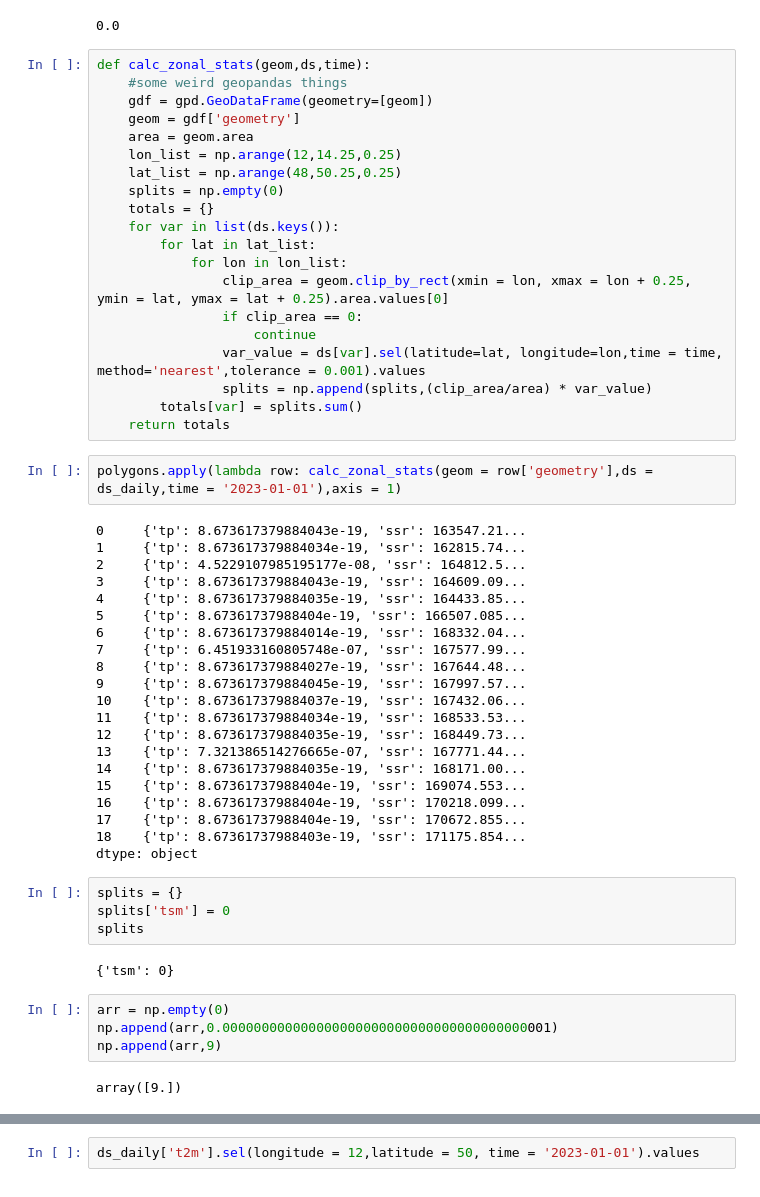
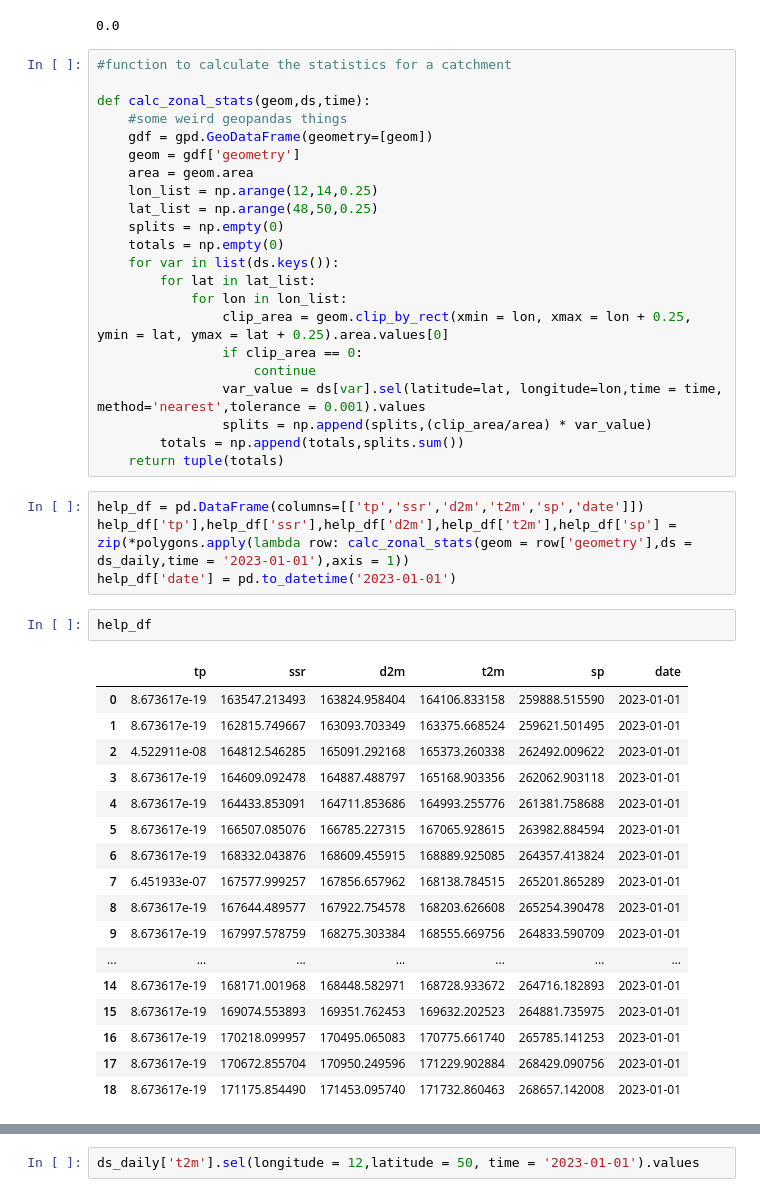
Before and after one commit to henrifnk/Seminar_ClimateNStatistics, a Jupyter notebook: work/07-hydroLSTM/notebooks/ERA5_testing.ipynb, the cells around one changed output, grey strips where cells are left out. Saved outputs shown, nothing was run; the diff lists cells and outputs as text.

Commit message:
first version of time axis handling for the prep of meteo data and handling of missing data for streamflows

```diff
--- a/work/07-hydroLSTM/notebooks/ERA5_testing.ipynb
+++ b/work/07-hydroLSTM/notebooks/ERA5_testing.ipynb
@@ -77,15 +77,17 @@ test['geometry'].clip_by_rect(xmin = 12.0,xmax = 12.25,ymin =49,ymax = 49.25).ar
   test['geometry'].clip_by_rect(xmin = 12.0,xmax = 12.25,ymin =49,ymax = 49.25).area.values[0]/(0.25*0.25)
 0.0
 # %%
+#function to calculate the statistics for a catchment
+
 def calc_zonal_stats(geom,ds,time):
     #some weird geopandas things
     gdf = gpd.GeoDataFrame(geometry=[geom])
     geom = gdf['geometry']
     area = geom.area
-    lon_list = np.arange(12,14.25,0.25)
-    lat_list = np.arange(48,50.25,0.25)
+    lon_list = np.arange(12,14,0.25)
+    lat_list = np.arange(48,50,0.25)
     splits = np.empty(0)
-    totals = {}
+    totals = np.empty(0)
     for var in list(ds.keys()):
         for lat in lat_list:
             for lon in lon_list:
@@ -94,40 +96,29 @@ def calc_zonal_stats(geom,ds,time):
                     continue
                 var_value = ds[var].sel(latitude=lat, longitude=lon,time = time, method='nearest',tolerance = 0.001).values
                 splits = np.append(splits,(clip_area/area) * var_value)
-        totals[var] = splits.sum()
-    return totals
+        totals = np.append(totals,splits.sum())
+    return tuple(totals)
 # %%
-polygons.apply(lambda row: calc_zonal_stats(geom = row['geometry'],ds = ds_daily,time = '2023-01-01'),axis = 1)
+help_df = pd.DataFrame(columns=[['tp','ssr','d2m','t2m','sp','date']])
+help_df['tp'],help_df['ssr'],help_df['d2m'],help_df['t2m'],help_df['sp'] = zip(*polygons.apply(lambda row: calc_zonal_stats(geom = row['geometry'],ds = ds_daily,time = '2023-01-01'),axis = 1))
+help_df['date'] = pd.to_datetime('2023-01-01')
-# %% [output]
-0     {'tp': 8.673617379884043e-19, 'ssr': 163547.21...
-1     {'tp': 8.673617379884034e-19, 'ssr': 162815.74...
-2     {'tp': 4.5229107985195177e-08, 'ssr': 164812.5...
-3     {'tp': 8.673617379884043e-19, 'ssr': 164609.09...
-4     {'tp': 8.673617379884035e-19, 'ssr': 164433.85...
-5     {'tp': 8.67361737988404e-19, 'ssr': 166507.085...
-6     {'tp': 8.673617379884014e-19, 'ssr': 168332.04...
-7     {'tp': 6.451933160805748e-07, 'ssr': 167577.99...
-8     {'tp': 8.673617379884027e-19, 'ssr': 167644.48...
-9     {'tp': 8.673617379884045e-19, 'ssr': 167997.57...
-10    {'tp': 8.673617379884037e-19, 'ssr': 167432.06...
-11    {'tp': 8.673617379884034e-19, 'ssr': 168533.53...
-12    {'tp': 8.673617379884035e-19, 'ssr': 168449.73...
-13    {'tp': 7.321386514276665e-07, 'ssr': 167771.44...
-14    {'tp': 8.673617379884035e-19, 'ssr': 168171.00...
-15    {'tp': 8.67361737988404e-19, 'ssr': 169074.553...
-16    {'tp': 8.67361737988404e-19, 'ssr': 170218.099...
-17    {'tp': 8.67361737988404e-19, 'ssr': 170672.855...
-18    {'tp': 8.67361737988403e-19, 'ssr': 171175.854...
-dtype: object
-# %%
-splits = {}
-splits['tsm'] = 0
-splits
-# %% [output]
-{'tsm': 0}
-# %%
-arr = np.empty(0)
-np.append(arr,0.000000000000000000000000000000000000000001)
-np.append(arr,9)
-# %% [output]
-array([9.])
+# %%
+help_df
+# %% [output]
+|  | tp | ssr | d2m | t2m | sp | date |
+| 0 | 8.673617e-19 | 163547.213493 | 163824.958404 | 164106.833158 | 259888.515590 | 2023-01-01 |
+| 1 | 8.673617e-19 | 162815.749667 | 163093.703349 | 163375.668524 | 259621.501495 | 2023-01-01 |
+| 2 | 4.522911e-08 | 164812.546285 | 165091.292168 | 165373.260338 | 262492.009622 | 2023-01-01 |
+| 3 | 8.673617e-19 | 164609.092478 | 164887.488797 | 165168.903356 | 262062.903118 | 2023-01-01 |
+| 4 | 8.673617e-19 | 164433.853091 | 164711.853686 | 164993.255776 | 261381.758688 | 2023-01-01 |
+| 5 | 8.673617e-19 | 166507.085076 | 166785.227315 | 167065.928615 | 263982.884594 | 2023-01-01 |
+| 6 | 8.673617e-19 | 168332.043876 | 168609.455915 | 168889.925085 | 264357.413824 | 2023-01-01 |
+| 7 | 6.451933e-07 | 167577.999257 | 167856.657962 | 168138.784515 | 265201.865289 | 2023-01-01 |
+| 8 | 8.673617e-19 | 167644.489577 | 167922.754578 | 168203.626608 | 265254.390478 | 2023-01-01 |
+| 9 | 8.673617e-19 | 167997.578759 | 168275.303384 | 168555.669756 | 264833.590709 | 2023-01-01 |
+| ... | ... | ... | ... | ... | ... | ... |
+| 14 | 8.673617e-19 | 168171.001968 | 168448.582971 | 168728.933672 | 264716.182893 | 2023-01-01 |
+| 15 | 8.673617e-19 | 169074.553893 | 169351.762453 | 169632.202523 | 264881.735975 | 2023-01-01 |
+| 16 | 8.673617e-19 | 170218.099957 | 170495.065083 | 170775.661740 | 265785.141253 | 2023-01-01 |
+| 17 | 8.673617e-19 | 170672.855704 | 170950.249596 | 171229.902884 | 268429.090756 | 2023-01-01 |
+| 18 | 8.673617e-19 | 171175.854490 | 171453.095740 | 171732.860463 | 268657.142008 | 2023-01-01 |
```
Also changed, not shown: parts of 7 cells of this notebook, 1 other file.
